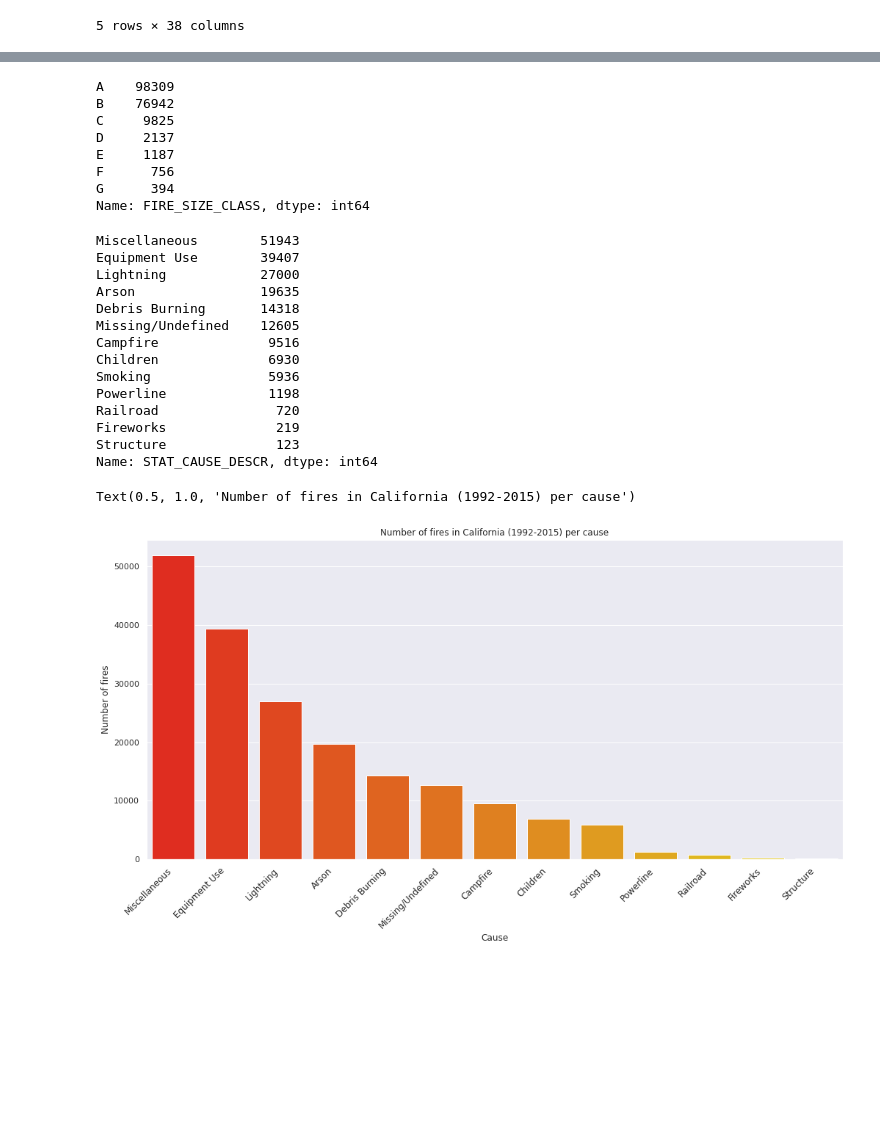
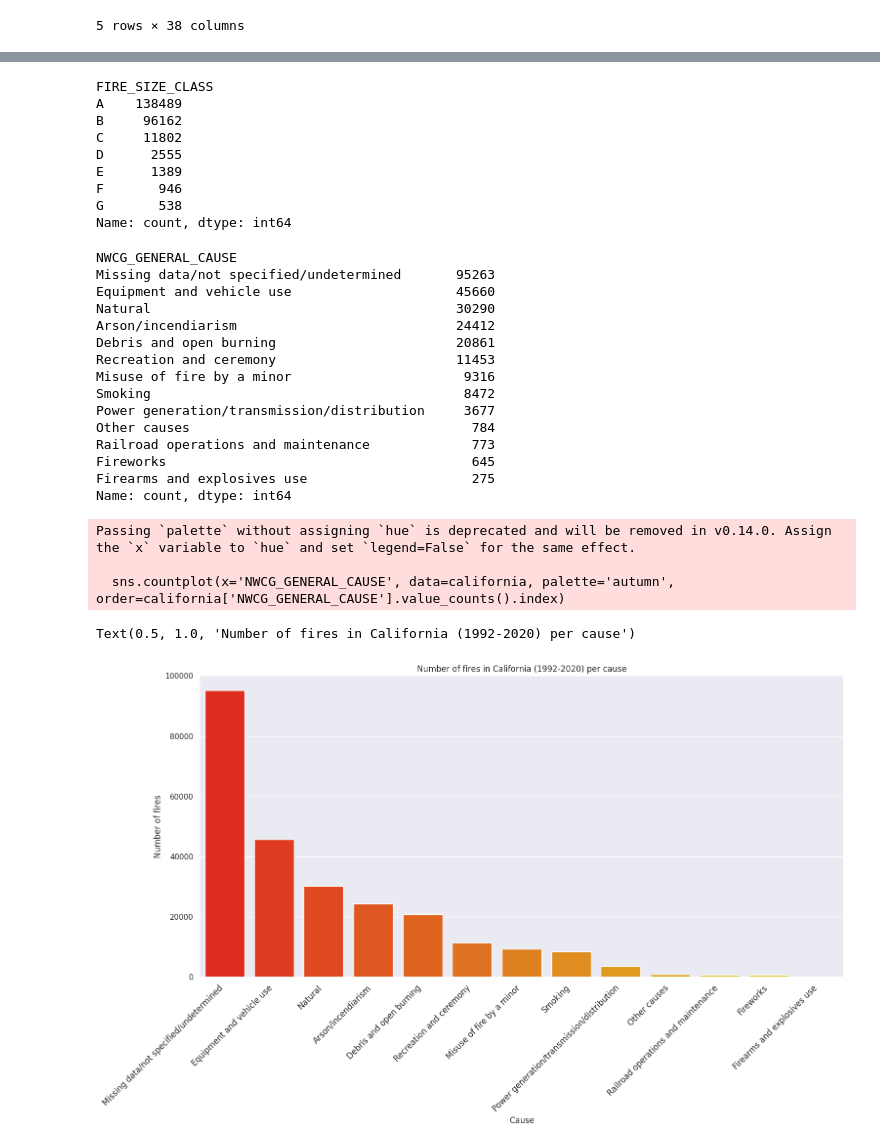
Before and after one commit to ElderBlade/Wildfires, a Jupyter notebook: wildfires_ca.ipynb, the cells around one changed output, grey strips where cells are left out. Drawn from its saved outputs; the diff is of its cells as text; code cells hidden in the pictures; blank space fills up the shorter version.

```diff
--- a/wildfires_ca.ipynb
+++ b/wildfires_ca.ipynb
@@ -5,7 +5,7 @@ import matplotlib.pyplot as plt
 import seaborn as sns
 import numpy as np
 # %%
-conn = sqlite3.connect('Data/FPA_FOD_20170508.sqlite')
+conn = sqlite3.connect('Data/FPA_FOD_20221014.sqlite')
 # %%
 cursor = conn.execute("SELECT name FROM sqlite_master WHERE type='table';")
 tables = [
@@ -66,47 +107,52 @@ california.head()
 # %%
 california['FIRE_SIZE_CLASS'].value_counts()
 # %% [output]
-A    98309
-B    76942
-C     9825
-D     2137
-E     1187
-F      756
-G      394
-Name: FIRE_SIZE_CLASS, dtype: int64
+FIRE_SIZE_CLASS
+A    138489
+B     96162
+C     11802
+D      2555
+E      1389
+F       946
+G       538
+Name: count, dtype: int64
 # %%
-california['STAT_CAUSE_DESCR'].value_counts()
+california['NWCG_GENERAL_CAUSE'].value_counts()
 # %% [output]
-Miscellaneous        51943
-Equipment Use        39407
-Lightning            27000
-Arson                19635
-Debris Burning       14318
-Missing/Undefined    12605
-Campfire              9516
-Children              6930
-Smoking               5936
-Powerline             1198
-Railroad               720
-Fireworks              219
-Structure              123
-Name: STAT_CAUSE_DESCR, dtype: int64
+NWCG_GENERAL_CAUSE
+Missing data/not specified/undetermined       95263
+Equipment and vehicle use                     45660
+Natural                                       30290
+Arson/incendiarism                            24412
+Debris and open burning                       20861
+Recreation and ceremony                       11453
+Misuse of fire by a minor                      9316
+Smoking                                        8472
+Power generation/transmission/distribution     3677
+Other causes                                    784
+Railroad operations and maintenance             773
+Fireworks                                       645
+Firearms and explosives use                     275
+Name: count, dtype: int64
 # %%
 sns.set()
 plt.figure(figsize=(17,8))
 plt.xticks(
     rotation=45,
     horizontalalignment='right',
     fontweight='normal',
     fontsize='medium'
 )
-sns.countplot(x='STAT_CAUSE_DESCR', data=california, palette='autumn', order=california['STAT_CAUSE_DESCR'].value_counts().index)
+sns.countplot(x='NWCG_GENERAL_CAUSE', data=california, palette='autumn', order=california['NWCG_GENERAL_CAUSE'].value_counts().index)
 plt.xlabel('Cause')
 plt.ylabel('Number of fires')
-plt.title('Number of fires in California (1992-2015) per cause')
+plt.title('Number of fires in California (1992-2020) per cause')
 # %% [output]
-Text(0.5, 1.0, 'Number of fires in California (1992-2015) per cause')
+Passing `palette` without assigning `hue` is deprecated and will be removed in v0.14.0. Assign the `x` variable to `hue` and set `legend=False` for the same effect.
+
+  sns.countplot(x='NWCG_GENERAL_CAUSE', data=california, palette='autumn', order=california['NWCG_GENERAL_CAUSE'].value_counts().index)
+Text(0.5, 1.0, 'Number of fires in California (1992-2020) per cause')
-[figure, old version]
+[figure, new version]
 # %%
 cali_years = pd.DataFrame(california['FIRE_YEAR'].value_counts())
 cali_years.rename(columns={'FIRE_YEAR': 'fire_count'}, inplace=True)
```
Also changed, not shown: parts of 30 cells of this notebook, 3 other files.
